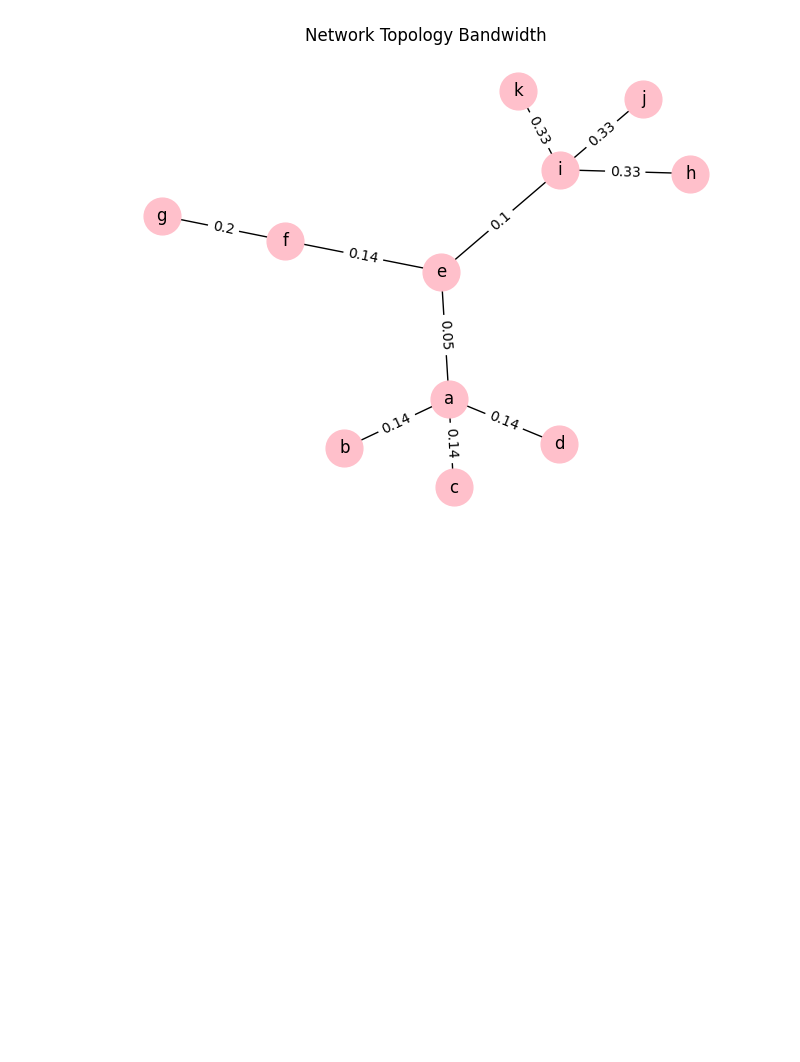
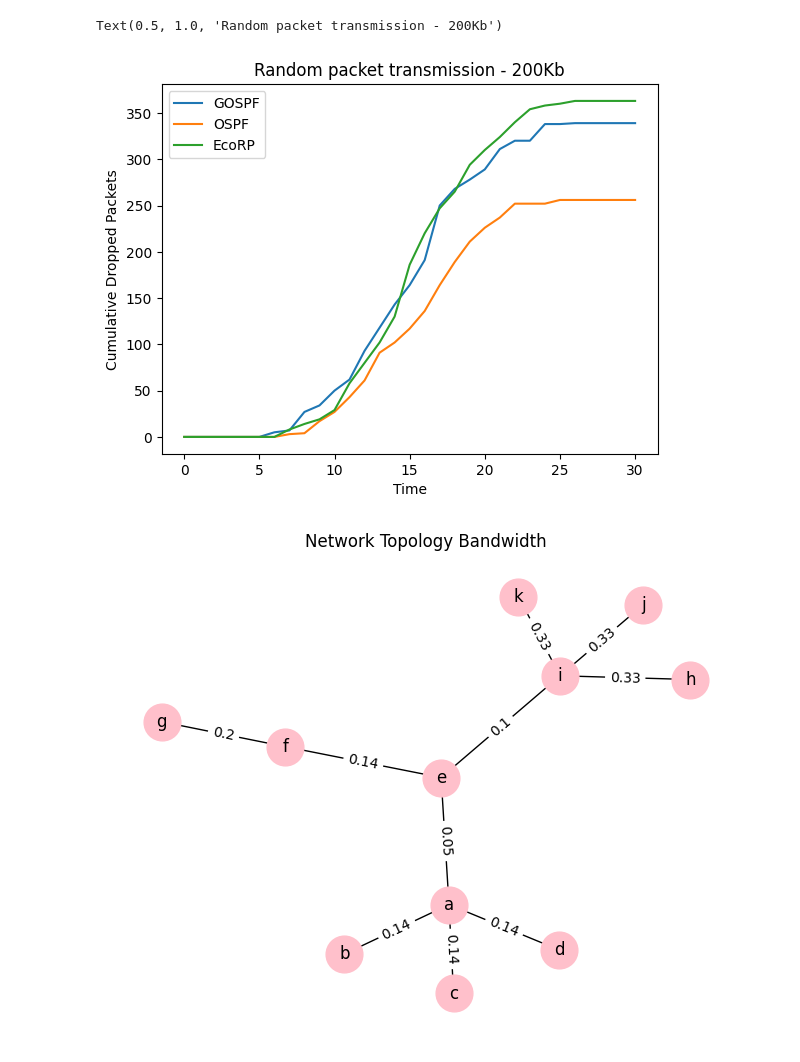
Before and after one commit to CyonixC/eco-networks, a Jupyter notebook: gospf.ipynb, the cells around one changed output. Drawn from its saved outputs; the diff is of its cells as text; code cells hidden in the pictures; blank space fills up the shorter version.

```diff
--- a/gospf.ipynb
+++ b/gospf.ipynb
@@ -296,3 +420,17 @@ Text(0.5, 1.0, 'Random packet transmission - 300Kb')
+# %%
+cum_gospf_dropped = np.cumsum(gospf_dropped)
+cum_ospf_dropped = np.cumsum(ospf_dropped)
+cum_eco_dropped = np.cumsum(eco_dropped)
+plt.plot(cum_gospf_dropped, label="GOSPF")
+plt.plot(cum_ospf_dropped, label="OSPF")
+plt.plot(cum_eco_dropped, label="EcoRP")
+plt.xlabel("Time")
+plt.ylabel("Cumulative Dropped Packets")
+plt.legend()
+plt.title("Random packet transmission - 200Kb")
+# %% [output]
+Text(0.5, 1.0, 'Random packet transmission - 200Kb')
+[figure, added]
 # %%
 G = net.get_active_network_state()
 for edge in G.edges(data=True):
```
Also changed, not shown: parts of 8 cells of this notebook, 3 other files.
